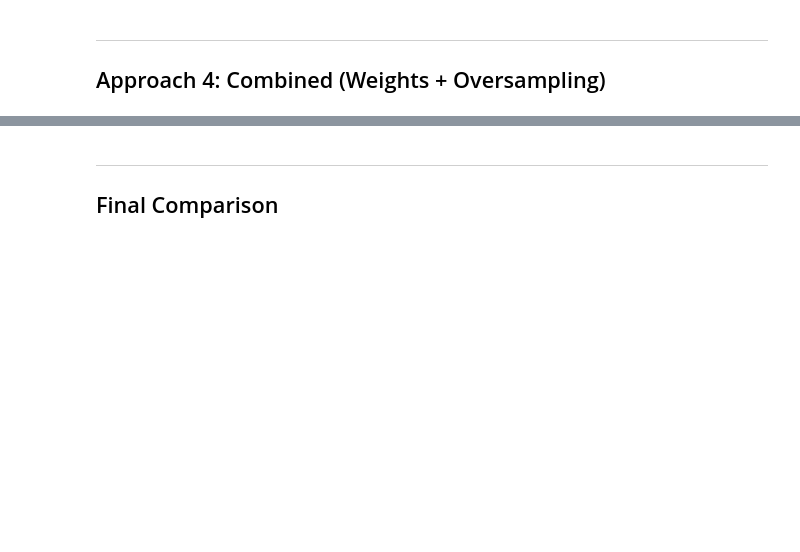
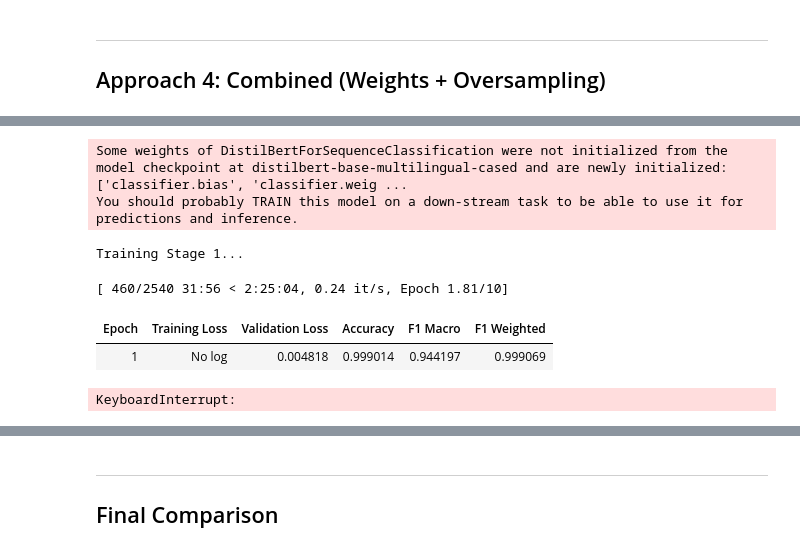
Before and after one commit to Julster35/BuzzwordLearner, a Jupyter notebook: notebooks/08_distilbert_comparison.ipynb, the cells around one changed output, grey strips where cells are left out. Drawn from its saved outputs; the diff is of its cells as text; code cells hidden in the pictures; blank space fills up the shorter version.

```diff
--- a/notebooks/08_distilbert_comparison.ipynb
+++ b/notebooks/08_distilbert_comparison.ipynb
@@ -540,0 +695,28 @@ print(f"Stage 1 - Other: {train_dept_stage1['is_other'].sum()}, Not-Other: {len(
+# %%
+'''
+Old Training
+
+w1 = torch.tensor(compute_class_weights(train_dept_s1['is_other'].values, 2), dtype=torch.float)
+args_s1 = TrainingArguments(
+    output_dir=f"{TRAINING_OUTPUT_DIR}/s1_v2",
+    eval_strategy="epoch", save_strategy="epoch",
+    learning_rate=1e-5, per_device_train_batch_size=32,
+    num_train_epochs=10, load_best_model_at_end=True,
+    metric_for_best_model="f1_macro", report_to="none", bf16=torch.cuda.is_available()
+)
+trainer_s1 = WeightedTrainer(
+    class_weights=w1, model=AutoModelForSequenceClassification.from_pretrained(MODEL_NAME, num_labels=2),
+    args=args_s1, train_dataset=train_ds_s1, eval_dataset=val_ds_s1,
+    tokenizer=tokenizer, data_collator=DataCollatorWithPadding(tokenizer),
+    compute_metrics=compute_metrics, callbacks=[EarlyStoppingCallback(early_stopping_patience=3)]
+)
+print("Training Stage 1...")
+trainer_s1.train()'''
+# %% [output]
+Some weights of DistilBertForSequenceClassification were not initialized from the model checkpoint at distilbert-base-multilingual-cased and are newly initialized: ['classifier.bias', 'classifier.weig ...
+You should probably TRAIN this model on a down-stream task to be able to use it for predictions and inference.
+Training Stage 1...
+[ 460/2540 31:56 < 2:25:04, 0.24 it/s, Epoch 1.81/10]
+| Epoch | Training Loss | Validation Loss | Accuracy | F1 Macro | F1 Weighted |
+| 1 | No log | 0.004818 | 0.999014 | 0.944197 | 0.999069 |
+KeyboardInterrupt:
```
Also changed, not shown: parts of 23 cells of this notebook, 20 other files.
